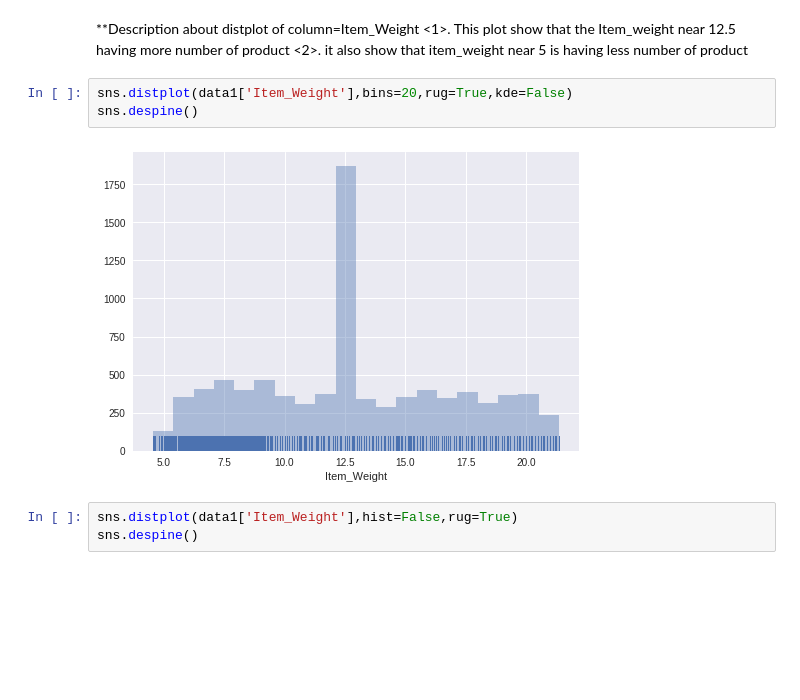
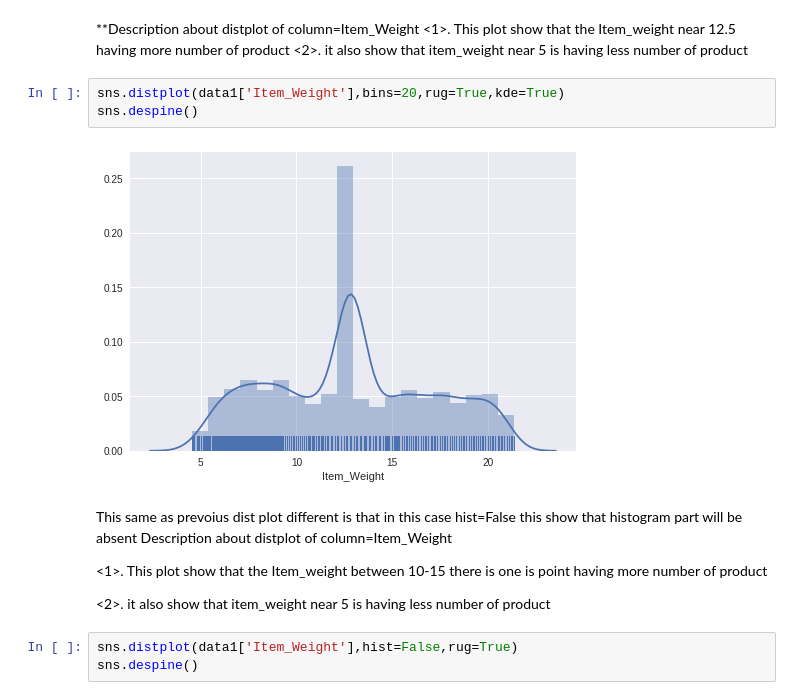
Before and after one commit to bipin1404/Big-Mart-Sales-Analysis, a Jupyter notebook: Big_Mart_Sales_Analysis.ipynb, the cells around one changed output. Drawn from its saved outputs; the diff is of its cells as text; blank space fills up the shorter version.

```diff
--- a/Big_Mart_Sales_Analysis.ipynb
+++ b/Big_Mart_Sales_Analysis.ipynb
@@ -273,10 +275,17 @@ The most convenient way to take a quick look at a univariate distribution in sea
 <1>. This plot show that the Item_weight near 12.5 having more number of product
 <2>. it also show that item_weight near 5 is having less number of product
 # %%
-sns.distplot(data1['Item_Weight'],bins=20,rug=True,kde=False)
+sns.distplot(data1['Item_Weight'],bins=20,rug=True,kde=True)
 sns.despine()
 # %% [output]
-[figure, old version]
+[figure, new version]
+# %% [markdown]
+This same as prevoius dist plot different is that in this case hist=False this show that histogram part will be absent
+Description about distplot of column=Item_Weight
+
+<1>. This plot show that the Item_weight between 10-15 there is one is point having more number of product
+
+<2>. it also show that item_weight near 5 is having less number of product
 # %%
 sns.distplot(data1['Item_Weight'],hist=False,rug=True)
 sns.despine()
```
Also changed, not shown: parts of 9 cells of this notebook.
